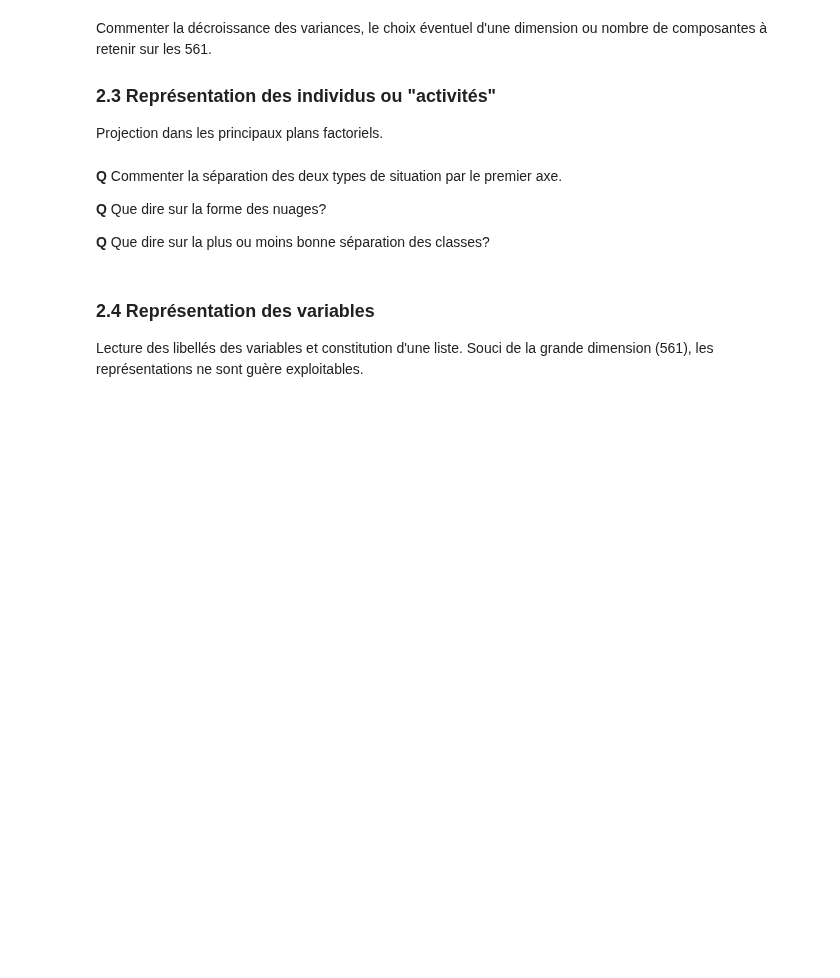
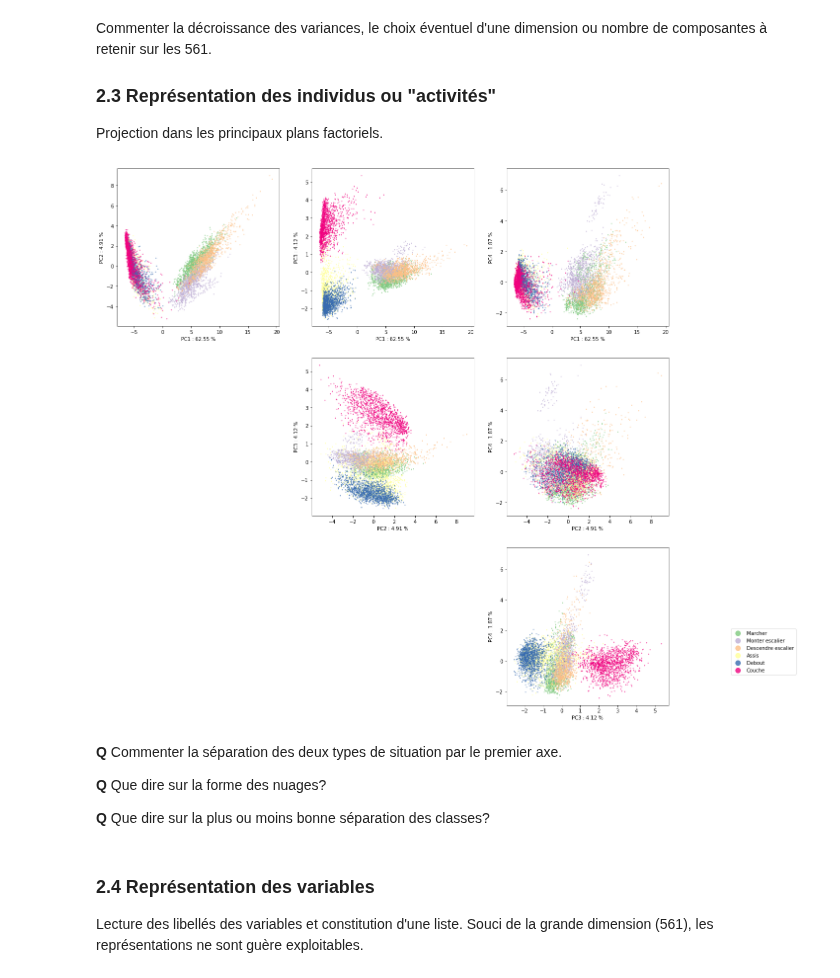
Before and after one commit to wikistat/Exploration, a Jupyter notebook: HumanActivityRecognition/Explo-Python-HAR-metier.ipynb, the cells around one changed output. Drawn from its saved outputs; the diff is of its cells as text; code cells hidden in the pictures; blank space fills up the shorter version.

```diff
--- a/HumanActivityRecognition/Explo-Python-HAR-metier.ipynb
+++ b/HumanActivityRecognition/Explo-Python-HAR-metier.ipynb
@@ -138,13 +152,15 @@ Commenter la décroissance des variances, le choix éventuel d'une dimension ou
 Projection dans les principaux plans factoriels.
 # %%
 cmaps = plt.get_cmap("Accent")
-fig = plt.figure(figsize= (20,20))
+fig = plt.figure(figsize = (20, 20))
 count = 0
-for nbc, nbc2,count in [(1,2,1), (2,3,2), (3,4,3), (1,3,4), (2,4,5), (1,4,7)] :
-    ax = fig.add_subplot(3,3,count)
-    plot_pca(X_r, fig,ax,nbc,nbc2)
-plt.legend(loc='upper right', bbox_to_anchor=(1.8, 0.5), markerscale=10)
+for nbc, nbc2,count in [(1, 2, 1), (1, 3, 2), (1, 4, 3), (2, 3, 5), (2, 4, 6), (3, 4, 9)] :
+    ax = fig.add_subplot(3, 3, count)
+    plot_pca(X_r, fig, ax, nbc, nbc2)
+plt.legend(loc = 'upper right', bbox_to_anchor = (1.8, 0.5), markerscale = 10)
 plt.show()
+# %% [output]
+[figure, added]
 # %% [markdown]
 **Q** Commenter la séparation des deux types de situation par le premier axe.
 
```
Also changed, not shown: parts of 30 cells of this notebook.
